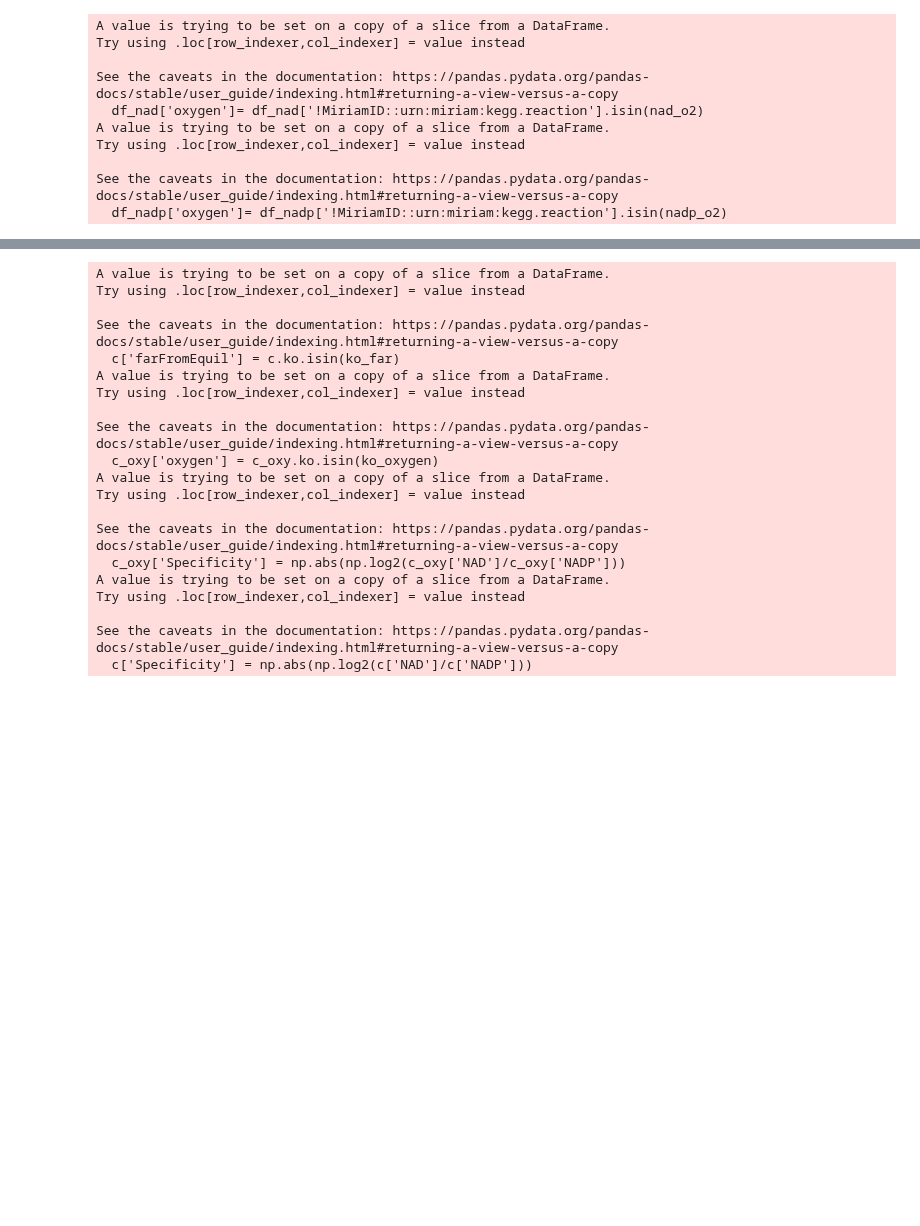
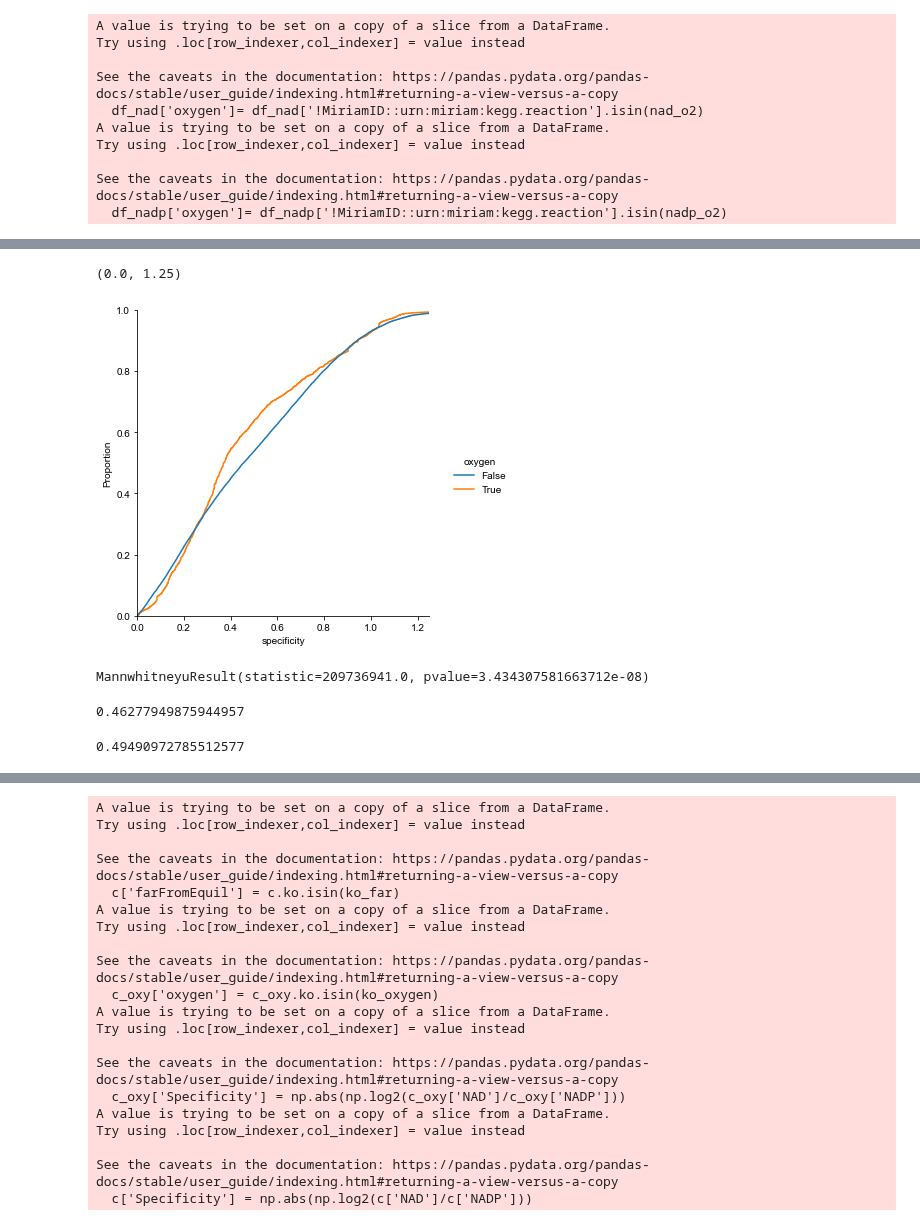
Before and after one commit to jgoldford/coenzymes, a Jupyter notebook: notebooks/kegg_coenzyme_analysis.ipynb, the cells around one changed output, grey strips where cells are left out. Drawn from its saved outputs; the diff is of its cells as text; code cells hidden in the pictures; blank space fills up the shorter version.

```diff
--- a/notebooks/kegg_coenzyme_analysis.ipynb
+++ b/notebooks/kegg_coenzyme_analysis.ipynb
@@ -147,4 +149,5 @@ ko_far2 = list(set(ko_far)- set(ko_close))
 ko_close = ko_close2
 ko_far = ko_far2
 # %%
-cofactory = pd.read_csv('../scc/cofactory_oxygen/cofactory.OxygenDependence.Jan2020.csv',index_col=0)
+#cofactory = pd.read_csv('../scc/cofactory_oxygen/cofactory.OxygenDependence.Jan2020.csv',index_col=0)
+cofactory = pd.read_csv('/Users/joshuagoldford/Documents/work/research_projects/coenzyme_redundancy/datasets/scc/cofactory_oxygen/cofactory.OxygenDependence.Jan2020.csv',index_col=0)
@@ -150,0 +170,7 @@ cofactory = pd.read_csv('../scc/cofactory_oxygen/cofactory.OxygenDependence.Jan2
+# %%
+#cofactory_nad = cofactory[~cofactory['Cofactor(s)'].isin(['FAD','-'])]
+#cofactory_nad = cofactory[cofactory['FAD']<0.5]
+cofactory_nad = cofactory[~cofactory['Cofactor(s)'].isin(['FAD','-'])]
+cofactory_nad['specificity'] = np.abs(np.log10(cofactory_nad['NAD'] / cofactory_nad['NADP']))
+#cofactory_nad = cofactory_nad.dropna()
+cofactory_nad['oxygen'] = cofactory_nad.ko.isin(ko_oxygen)
@@ -150,0 +187,18 @@ cofactory = pd.read_csv('../scc/cofactory_oxygen/cofactory.OxygenDependence.Jan2
+# %%
+sns.displot(x='specificity',data=cofactory_nad,kind='ecdf',hue='oxygen')
+plt.xlim([0,1.25])
+# %% [output]
+(0.0, 1.25)
+[figure, added]
+# %%
+mannwhitneyu(cofactory_nad[cofactory_nad['oxygen']].specificity.values,cofactory_nad[~cofactory_nad['oxygen']].specificity.values)
+# %% [output]
+MannwhitneyuResult(statistic=209736941.0, pvalue=3.434307581663712e-08)
+# %%
+np.mean(cofactory_nad[cofactory_nad['oxygen']].specificity.values)
+# %% [output]
+0.46277949875944957
+# %%
+np.mean(cofactory_nad[~cofactory_nad['oxygen']].specificity.values)
+# %% [output]
+0.49490972785512577
```
Also changed, not shown: parts of 18 cells of this notebook, 11 other files.
